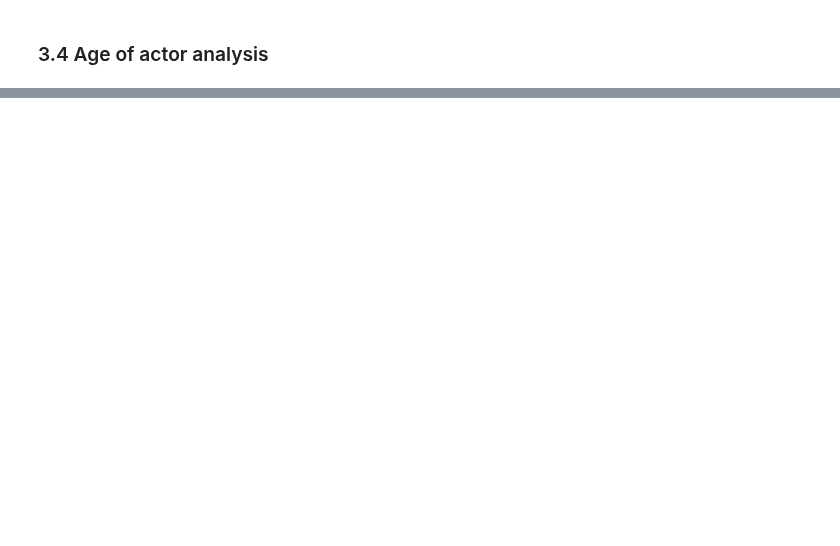
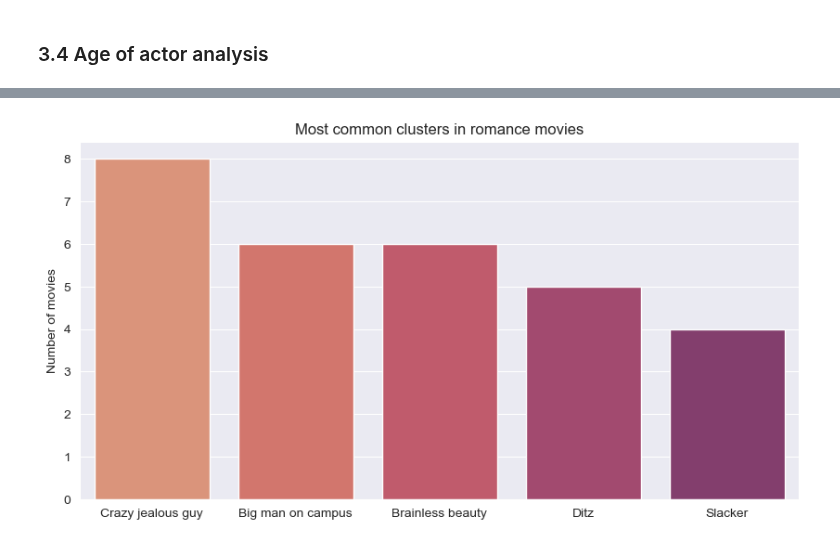
Before and after one commit to epfl-ada/ada-2022-project-toestewbrr, a Jupyter notebook: general_analysis.ipynb, the cells around one changed output, grey strips where cells are left out. Cells and saved outputs as stored; diff of their text form; code cells hidden in the pictures; blank space fills up the shorter version.

```diff
--- a/general_analysis.ipynb
+++ b/general_analysis.ipynb
@@ -610,0 +723,22 @@ plt.show()
+# %%
+cluster_char = cluster_df.merge(char_df, on='Freebase character/map ID')
+cluster_char_movie = cluster_char.merge(movie_df, on='Freebase ID')
+romance_cluster = cluster_char_movie[cluster_char_movie['Genres'].apply(lambda x: is_romantic(slice(0, 5))(x))]
+
+#Get most common clusters in romance movies
+romance_cluster.groupby(romance_cluster['Cluster']).size().sort_values(ascending=False)
+
+#Make a seaborn plot with the 5 most common clusters in romance movies
+fig, ax = plt.subplots(figsize=(10, 5))
+sns.countplot(x='Cluster', data=romance_cluster, order=romance_cluster.groupby(romance_cluster['Cluster']).size().sort_values(ascending=False).head(5).index, ax=ax)
+ax.set_title('Most common clusters in romance movies')
+ax.set_ylabel('Number of movies')
+xlabels = ['Crazy jealous guy', 'Big man on campus',
+           'Brainless beauty', 'Ditz', 'Slacker']
+ax.set_xticklabels(xlabels)
+ax.set_xlabel('')
+sns.set_style('darkgrid')
+sns.set_palette('flare')
+plt.show()
+# %% [output]
+[figure, added]
```
Also changed, not shown: parts of 21 cells of this notebook, 1 other file.
